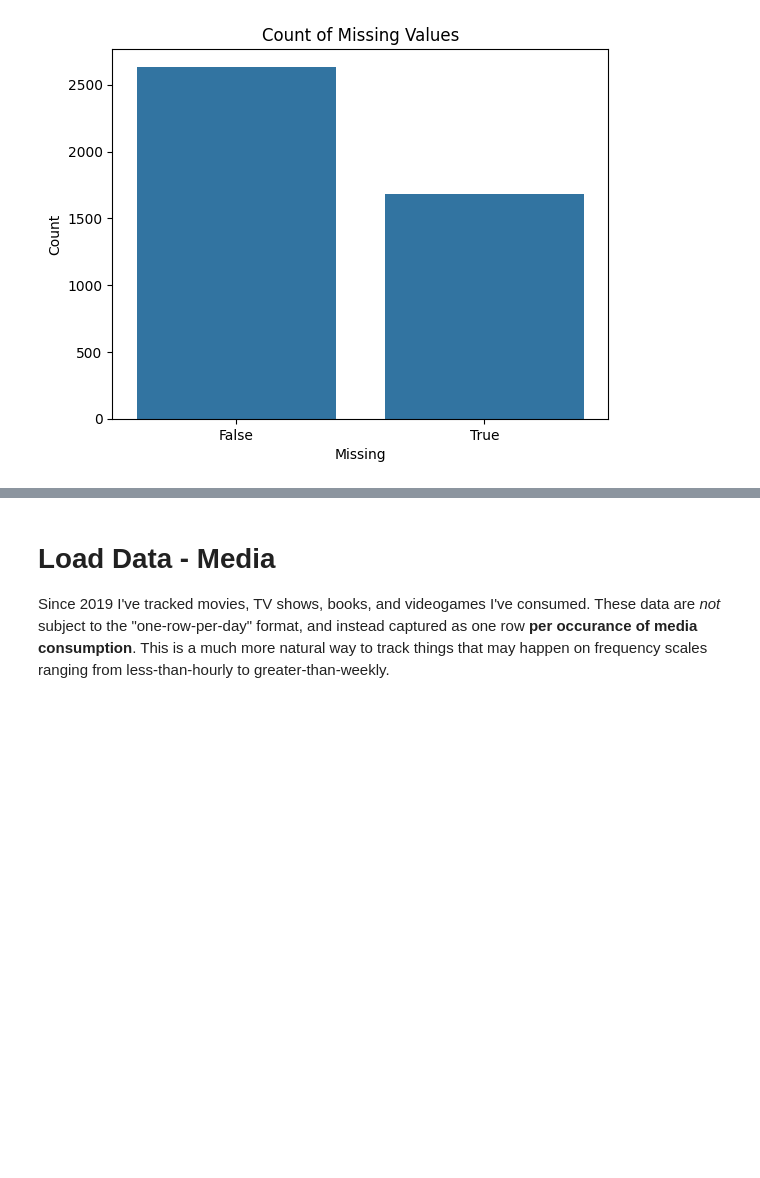
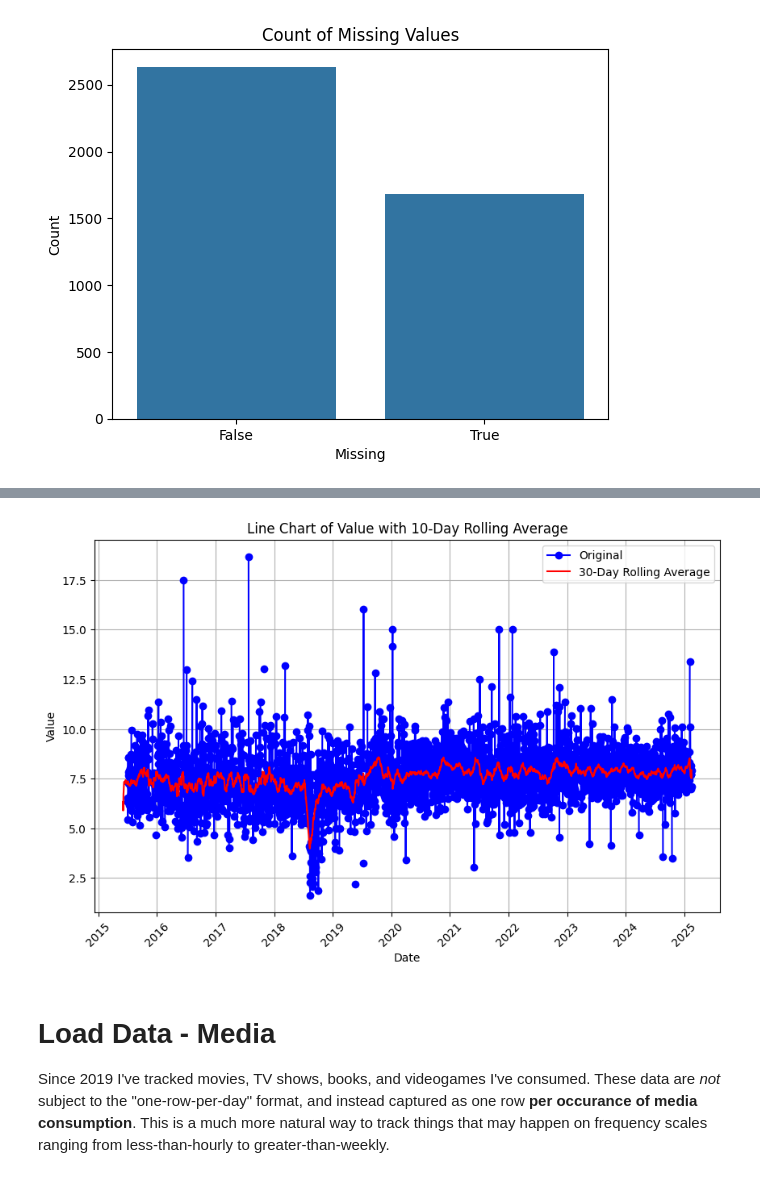
Before and after one commit to aarongilly/datafun-06-eda, a Jupyter notebook: gillespie_eda.ipynb, the cells around one changed output, grey strips where cells are left out. Saved outputs shown, nothing was run; the diff lists cells and outputs as text; code cells hidden in the pictures; blank space fills up the shorter version.

```diff
--- a/gillespie_eda.ipynb
+++ b/gillespie_eda.ipynb
@@ -244,3 +251,33 @@ plt.show()
+# %%
+# Step 1: Convert the 'Date' column to datetime (if it's not already)
+df['Date'] = pd.to_datetime(df['Date'])
+
+# Step 2: Calculate the 10-day rolling average
+df['Rolling_Avg'] = df['Sleep Duration (hrs)'].rolling(window=30, min_periods=1).mean()
+
+# Step 3: Plot the data (raw values and rolling average)
+plt.figure(figsize=(10, 6))
+
+# Plotting the original values
+plt.plot(df['Date'], df['Sleep Duration (hrs)'], marker='o', linestyle='-', color='b', label='Original')
+
+# Plotting the 10-day rolling average
+plt.plot(df['Date'], df['Rolling_Avg'], linestyle='-', color='r', label='30-Day Rolling Average')
+
+# Adding labels and title
+plt.xlabel('Date')
+plt.ylabel('Value')
+plt.title('Line Chart of Value with 10-Day Rolling Average')
+
+# Rotate date labels for better visibility
+plt.xticks(rotation=45)
+plt.grid(True)
+plt.legend()
+
+# Show the plot
+plt.show()
+# %% [output]
+[figure, added]
 # %% [markdown]
 # Load Data - Media
 
```
Also changed, not shown: parts of 19 cells of this notebook, 1 other file.
